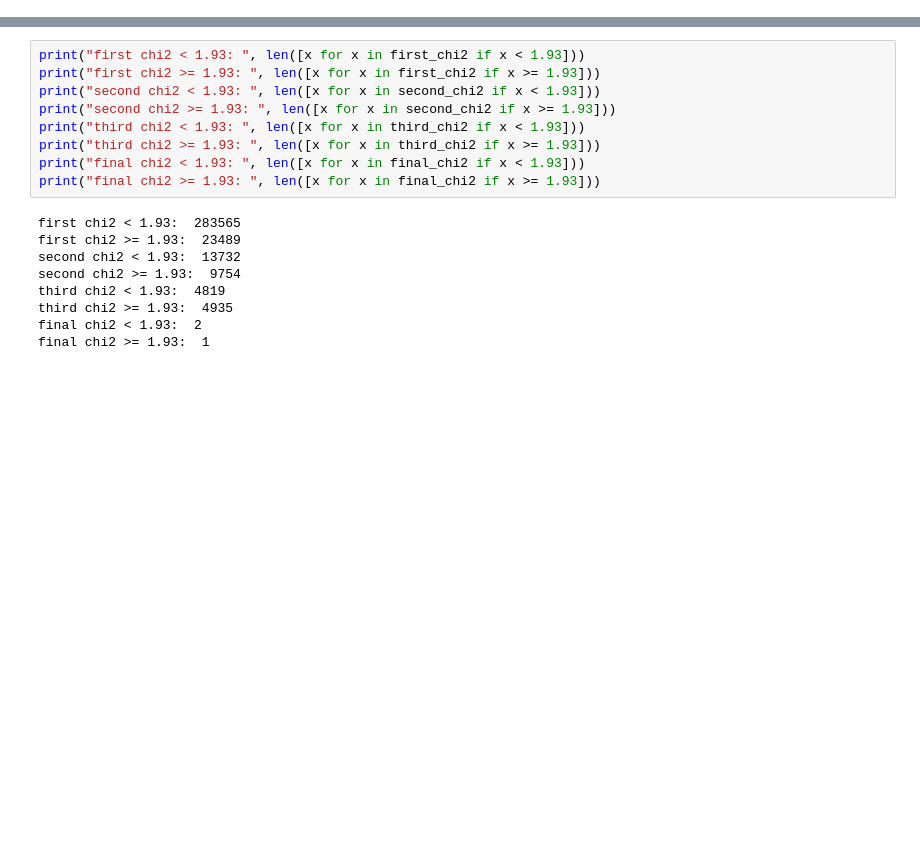
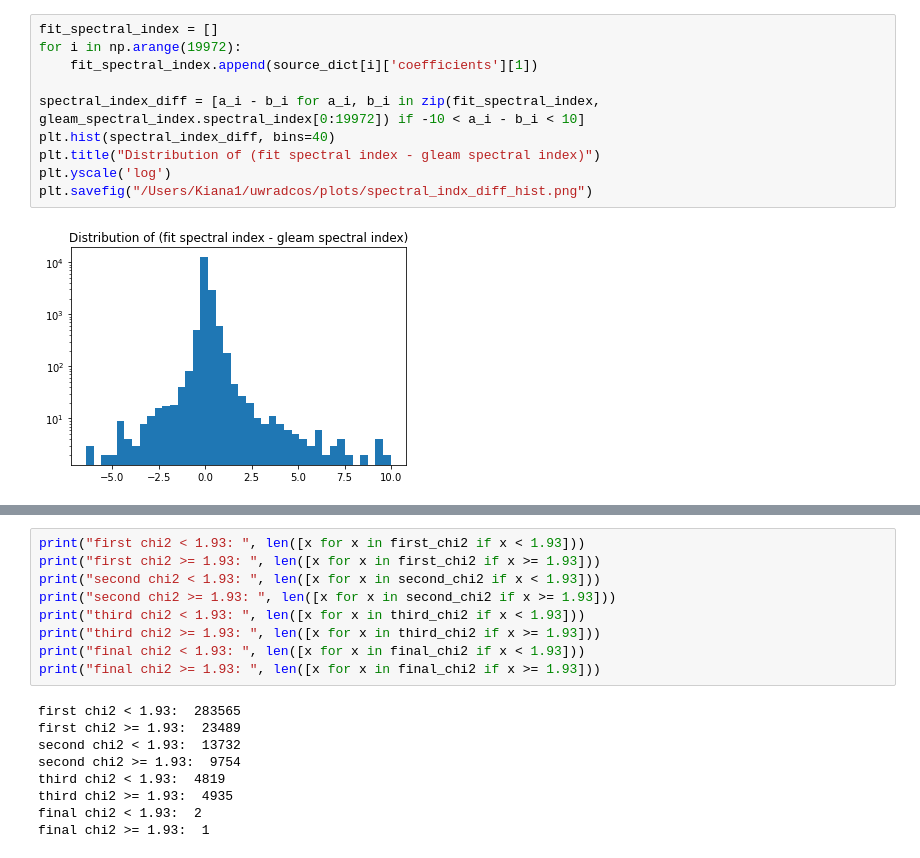
Before and after one commit to EoRImaging/GleamPlusFullSpectrum, a Jupyter notebook: scripts/catalog_fits.ipynb, the cells around one changed output, grey strips where cells are left out. Cells and saved outputs as stored; diff of their text form; blank space fills up the shorter version.

```diff
--- a/scripts/catalog_fits.ipynb
+++ b/scripts/catalog_fits.ipynb
@@ -146,0 +233,12 @@ fit_parameters = np.delete(fit_parameters, [0,0], axis = 0)
+# %%
+fit_spectral_index = []
+for i in np.arange(19972):
+    fit_spectral_index.append(source_dict[i]['coefficients'][1])
+
+spectral_index_diff = [a_i - b_i for a_i, b_i in zip(fit_spectral_index, gleam_spectral_index.spectral_index[0:19972]) if -10 < a_i - b_i < 10]
+plt.hist(spectral_index_diff, bins=40)
+plt.title("Distribution of (fit spectral index - gleam spectral index)")
+plt.yscale('log')
+plt.savefig("/Users/Kiana1/uwradcos/plots/spectral_indx_diff_hist.png")
+# %% [output]
+[figure, added]
```
Also changed, not shown: parts of 27 cells of this notebook.
